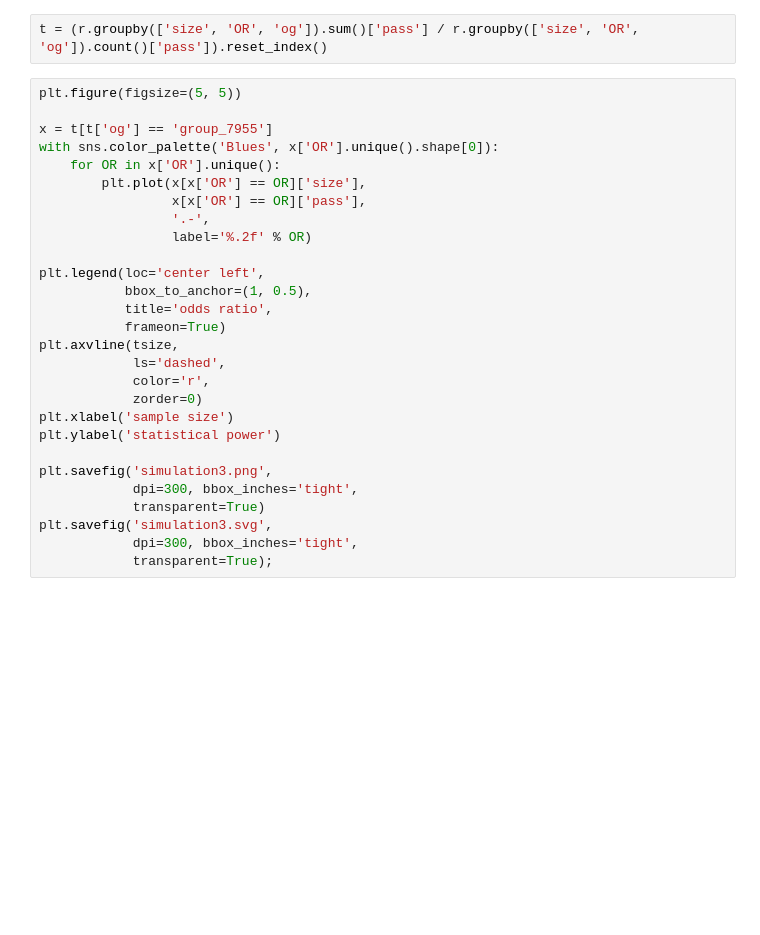
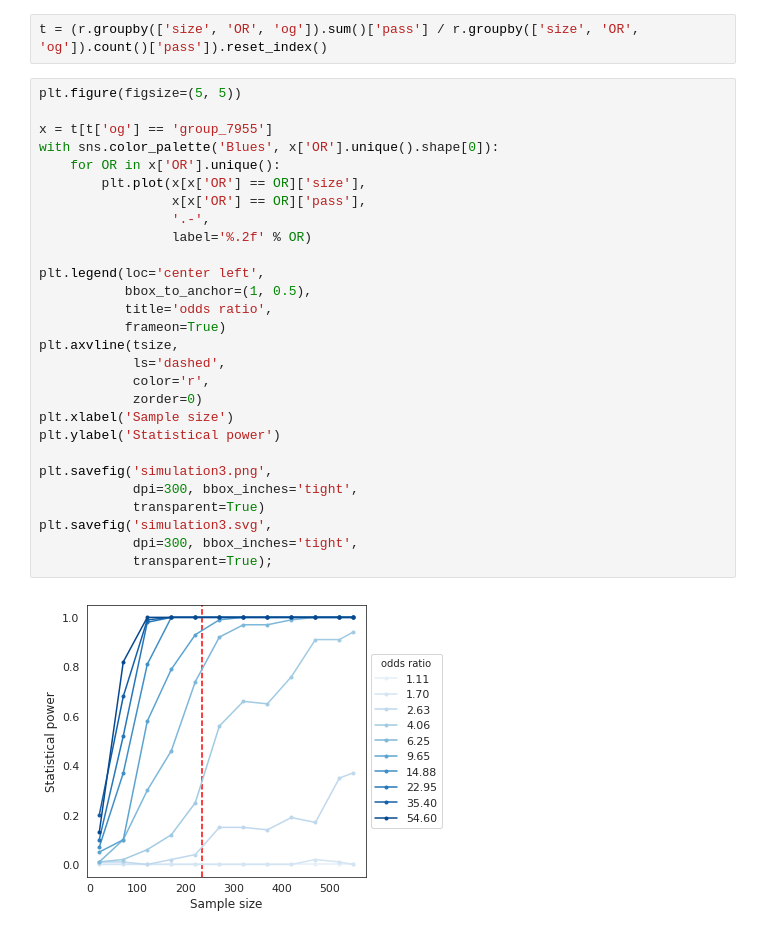
Before and after one commit to mgalardini/2018_ecoli_pathogenicity, a Jupyter notebook: templates/simulations.ipynb, the cells around one changed output. Cells and saved outputs as stored; diff of their text form; blank space fills up the shorter version.

```diff
--- a/templates/simulations.ipynb
+++ b/templates/simulations.ipynb
@@ -81,31 +85,33 @@ t = (r.groupby(['size', 'OR', 'og']).sum()['pass'] / r.groupby(['size', 'OR', 'o
 # %%
 plt.figure(figsize=(5, 5))
 
 x = t[t['og'] == 'group_7955']
 with sns.color_palette('Blues', x['OR'].unique().shape[0]):
     for OR in x['OR'].unique():
         plt.plot(x[x['OR'] == OR]['size'],
                  x[x['OR'] == OR]['pass'],
                  '.-',
                  label='%.2f' % OR)
 
 plt.legend(loc='center left',
            bbox_to_anchor=(1, 0.5),
            title='odds ratio',
            frameon=True)
 plt.axvline(tsize,
             ls='dashed',
             color='r',
             zorder=0)
-plt.xlabel('sample size')
-plt.ylabel('statistical power')
+plt.xlabel('Sample size')
+plt.ylabel('Statistical power')
 
 plt.savefig('simulation3.png',
             dpi=300, bbox_inches='tight',
             transparent=True)
 plt.savefig('simulation3.svg',
             dpi=300, bbox_inches='tight',
             transparent=True);
+# %% [output]
+[figure, added]
 # %%
 plt.figure(figsize=(5, 5))
 
```
Also changed, not shown: parts of 3 cells of this notebook.
